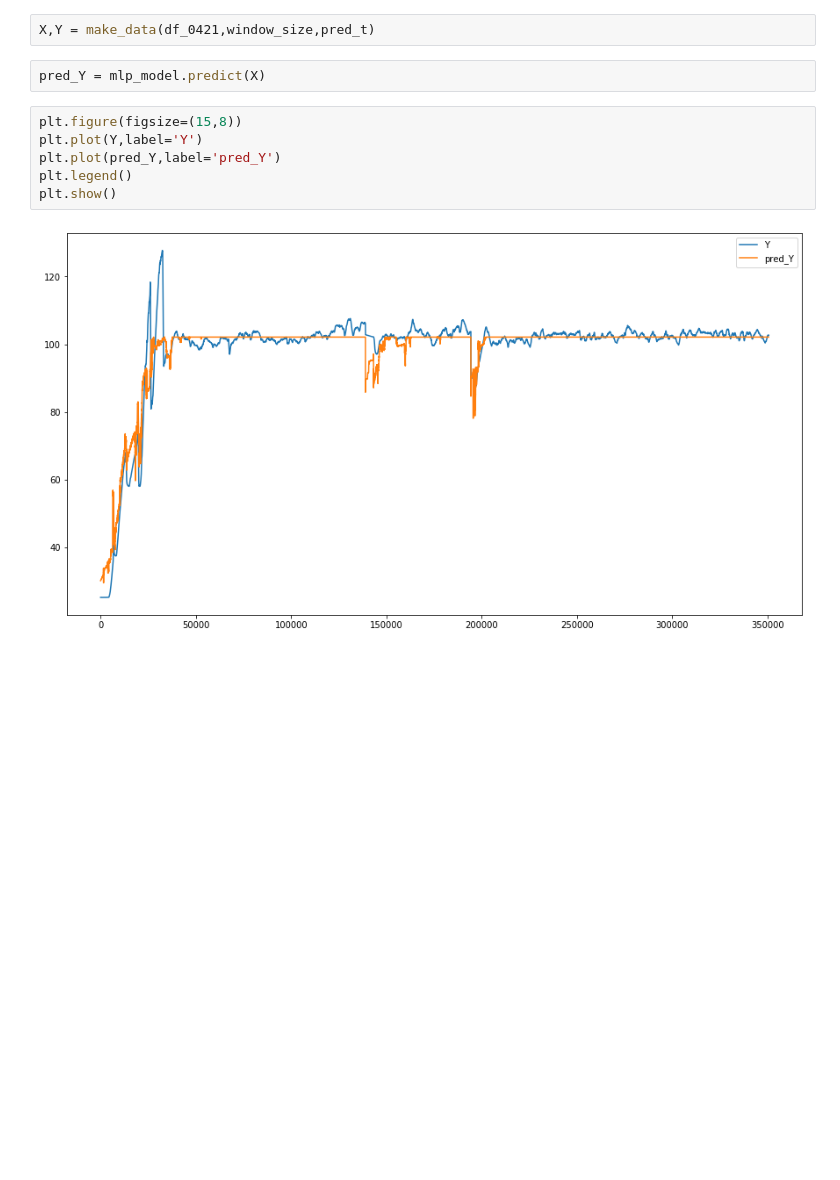
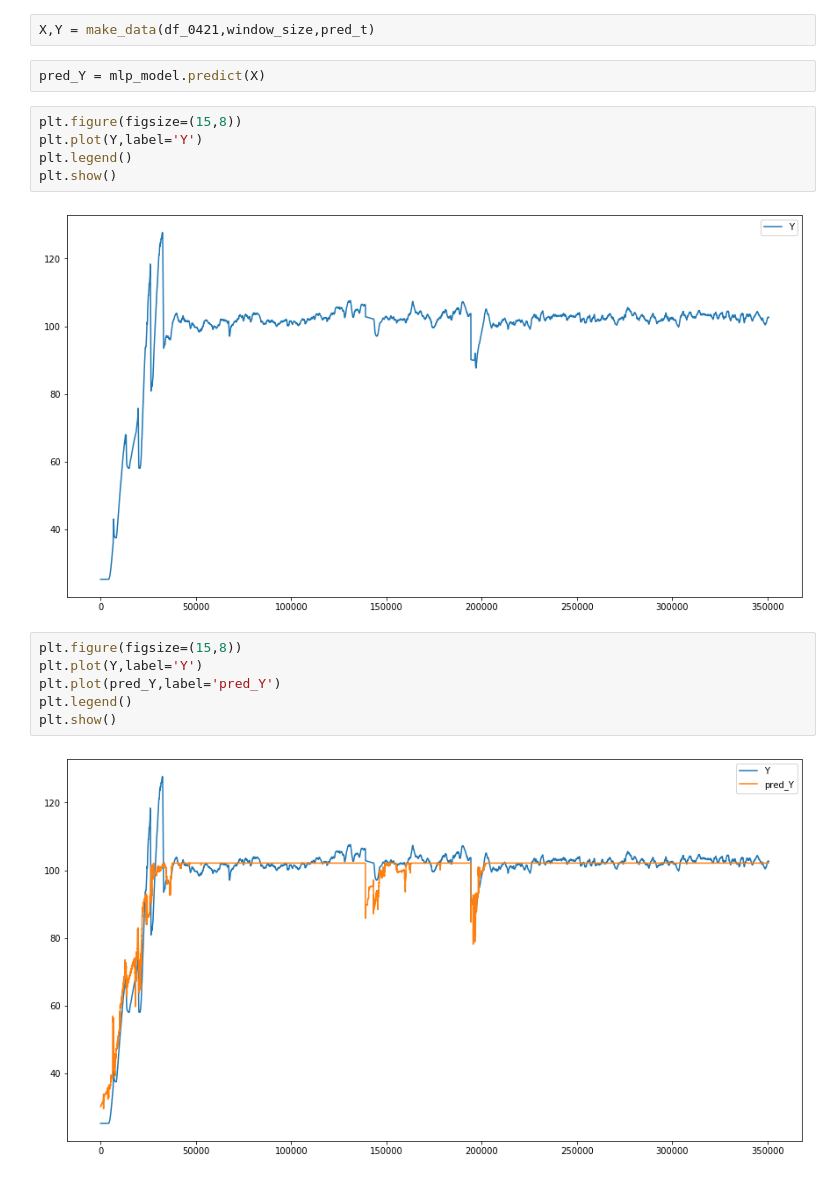
Before and after one commit to Namsik-Yoon/outsourcing, a Jupyter notebook: mlp_model.ipynb, the cells around one changed output. Saved outputs shown, nothing was run; the diff lists cells and outputs as text; blank space fills up the shorter version.

```diff
--- a/mlp_model.ipynb
+++ b/mlp_model.ipynb
@@ -120,6 +120,13 @@ Epoch 13/100
 X,Y = make_data(df_0421,window_size,pred_t)
 # %%
 pred_Y = mlp_model.predict(X)
+# %%
+plt.figure(figsize=(15,8))
+plt.plot(Y,label='Y')
+plt.legend()
+plt.show()
+# %% [output]
+[figure, added]
 # %%
 plt.figure(figsize=(15,8))
 plt.plot(Y,label='Y')
```
